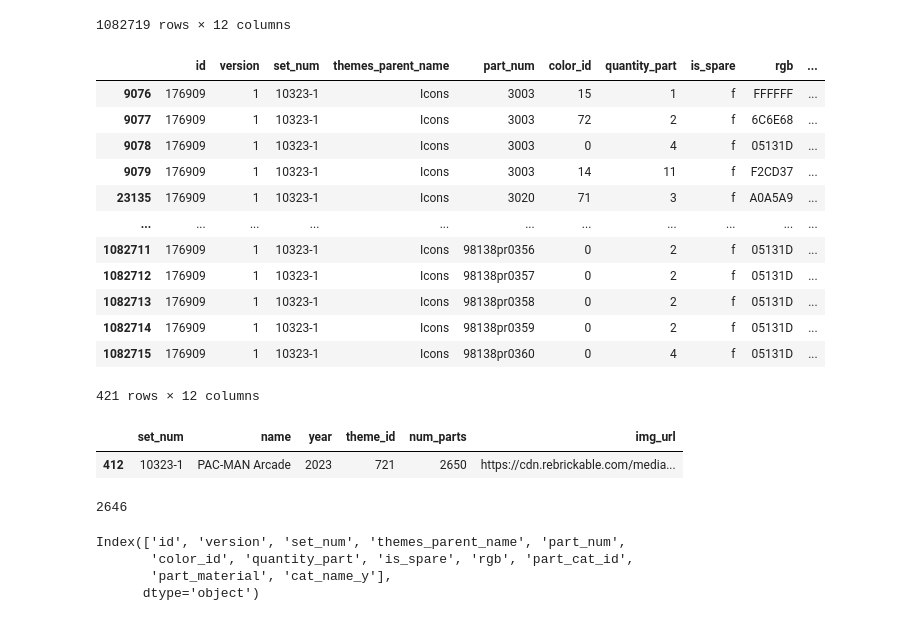
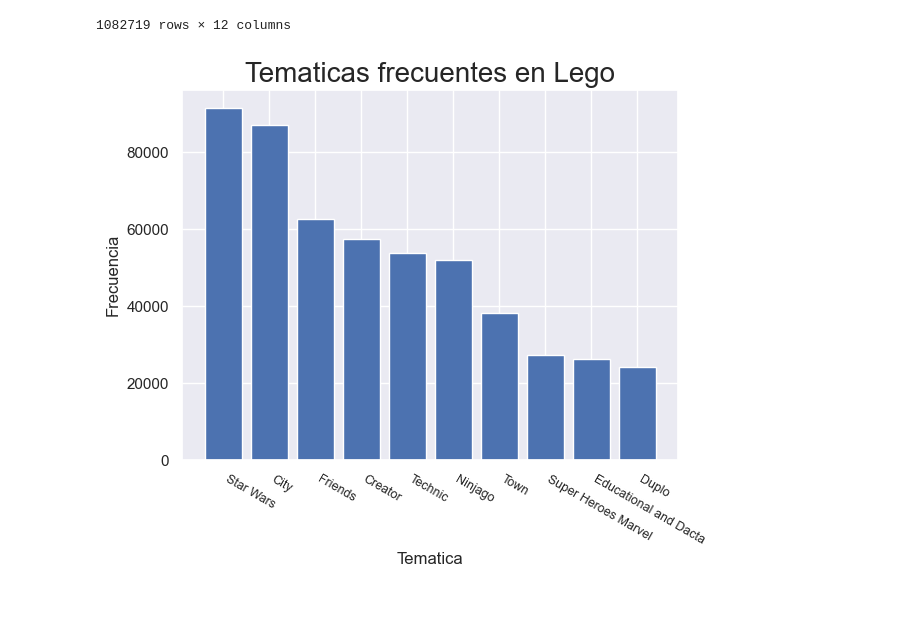
Before and after one commit to BenjaSar/AdD, a Jupyter notebook: TP_Integrador_AdD.ipynb, the cells around one changed output. Saved outputs shown, nothing was run; the diff lists cells and outputs as text; code cells hidden in the pictures.

```diff
--- a/TP_Integrador_AdD.ipynb
+++ b/TP_Integrador_AdD.ipynb
@@ -2033,6 +1884,7 @@ parts1
 #Armo un dataset que cada parte tiene a que categoria pertenece
 df_final = pd.merge(inventories1_inventory_parts, parts1, on="part_num")
 df_final = df_final.drop(columns= ['cat_name_x', 'name'])
+df_final.rename(columns = {'cat_name_y':'cat_name'}, inplace = True)
 # %%
 df_final
 # %% [output]
@@ -2049,35 +1901,15 @@ df_final
 | 1082717 | 177683 | 1 | 40634-1 | Other | 13251 | 308 | 1 | f | 352100 | ... |
 | 1082718 | 177683 | 1 | 40634-1 | Other | 2003 | 0 | 1 | f | 05131D | ... |
 1082719 rows × 12 columns
-# %%
-df_final[df_final['set_num'] == '10323-1']
-# %% [output]
-|  | id | version | set_num | themes_parent_name | part_num | color_id | quantity_part | is_spare | rgb | ... |
-| 9076 | 176909 | 1 | 10323-1 | Icons | 3003 | 15 | 1 | f | FFFFFF | ... |
-| 9077 | 176909 | 1 | 10323-1 | Icons | 3003 | 72 | 2 | f | 6C6E68 | ... |
-| 9078 | 176909 | 1 | 10323-1 | Icons | 3003 | 0 | 4 | f | 05131D | ... |
-| 9079 | 176909 | 1 | 10323-1 | Icons | 3003 | 14 | 11 | f | F2CD37 | ... |
-| 23135 | 176909 | 1 | 10323-1 | Icons | 3020 | 71 | 3 | f | A0A5A9 | ... |
-| ... | ... | ... | ... | ... | ... | ... | ... | ... | ... | ... |
-| 1082711 | 176909 | 1 | 10323-1 | Icons | 98138pr0356 | 0 | 2 | f | 05131D | ... |
-| 1082712 | 176909 | 1 | 10323-1 | Icons | 98138pr0357 | 0 | 2 | f | 05131D | ... |
-| 1082713 | 176909 | 1 | 10323-1 | Icons | 98138pr0358 | 0 | 2 | f | 05131D | ... |
-| 1082714 | 176909 | 1 | 10323-1 | Icons | 98138pr0359 | 0 | 2 | f | 05131D | ... |
-| 1082715 | 176909 | 1 | 10323-1 | Icons | 98138pr0360 | 0 | 4 | f | 05131D | ... |
-421 rows × 12 columns
-# %%
-sets[sets['set_num'] == '10323-1']
-# %% [output]
-|  | set_num | name | year | theme_id | num_parts | img_url |
-| 412 | 10323-1 | PAC-MAN Arcade | 2023 | 721 | 2650 | https://cdn.rebrickable.com/media... |
-# %%
-df_final[(df_final['id'] == 176909) & (df_final['is_spare'] == 'f')]['quantity_part'].sum()
-# %% [output]
-2646
-# %%
-df_final.columns
-# %% [output]
-Index(['id', 'version', 'set_num', 'themes_parent_name', 'part_num',
-       'color_id', 'quantity_part', 'is_spare', 'rgb', 'part_cat_id',
-       'part_material', 'cat_name_y'],
-      dtype='object')
+# %%
+top_tematica = 10
+
+fig, ax = plt.subplots()
+ax.bar(df_final['themes_parent_name'].value_counts()[:top_tematica].index, df_final['themes_parent_name'].value_counts()[:top_tematica])
+ax.set_xlabel('Tematica')
+ax.set_ylabel('Frecuencia')
+plt.setp(ax.get_xticklabels(), fontsize=9, rotation=330, ha='left')
+ax.set_title("Tematicas frecuentes en Lego", fontsize = 20)
+plt.show()
+# %% [output]
+[figure, added]
```
Also changed, not shown: parts of 29 cells of this notebook, 1 other file.
